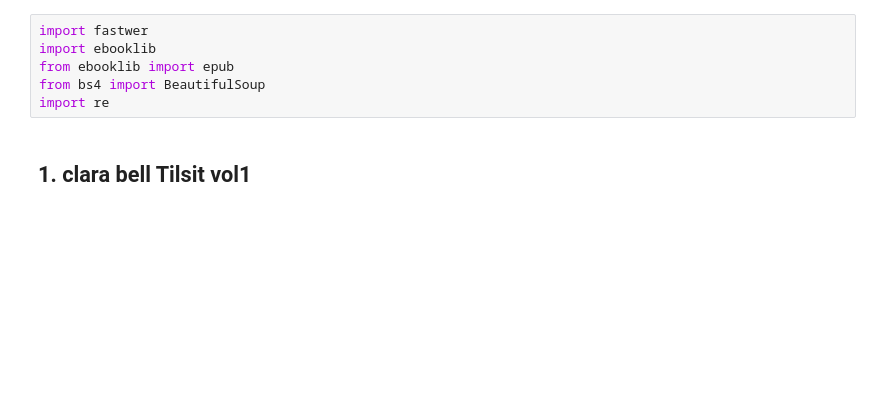
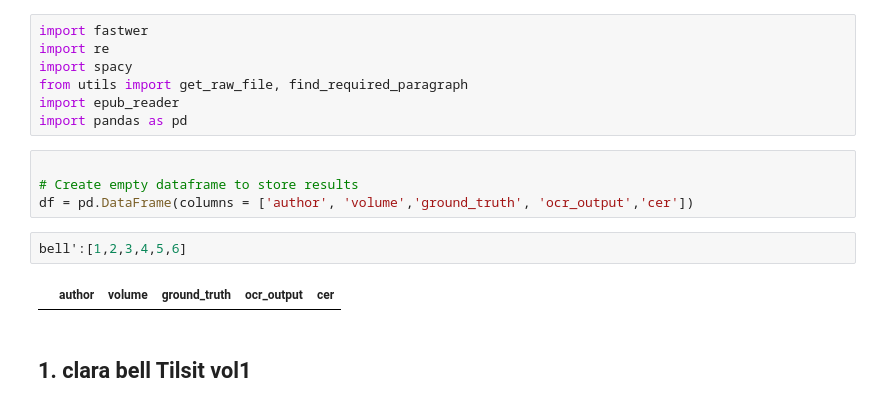
Before and after one commit to AkerkeKesha/war_and_peace, a Jupyter notebook: OCR quality.ipynb, the cells around one changed output. Cells and saved outputs as stored; diff of their text form; blank space fills up the shorter version.

Commit message:
updated notebook to include new sentencizer and utils function

```diff
--- a/OCR quality.ipynb
+++ b/OCR quality.ipynb
@@ -1,9 +7,18 @@
 # %%
 import fastwer
-import ebooklib
-from ebooklib import epub
-from bs4 import BeautifulSoup
 import re
+import spacy
+from utils import get_raw_file, find_required_paragraph
+import epub_reader
+import pandas as pd
+# %%
+
+# Create empty dataframe to store results
+df = pd.DataFrame(columns = ['author', 'volume','ground_truth', 'ocr_output','cer'])
+# %%
+bell':[1,2,3,4,5,6]
+# %% [output]
+|  | author | volume | ground_truth | ocr_output | cer |
 # %% [markdown]
 ## 1. clara bell  Tilsit vol1
 # %% [markdown]
```
Also changed, not shown: parts of 128 cells of this notebook.
